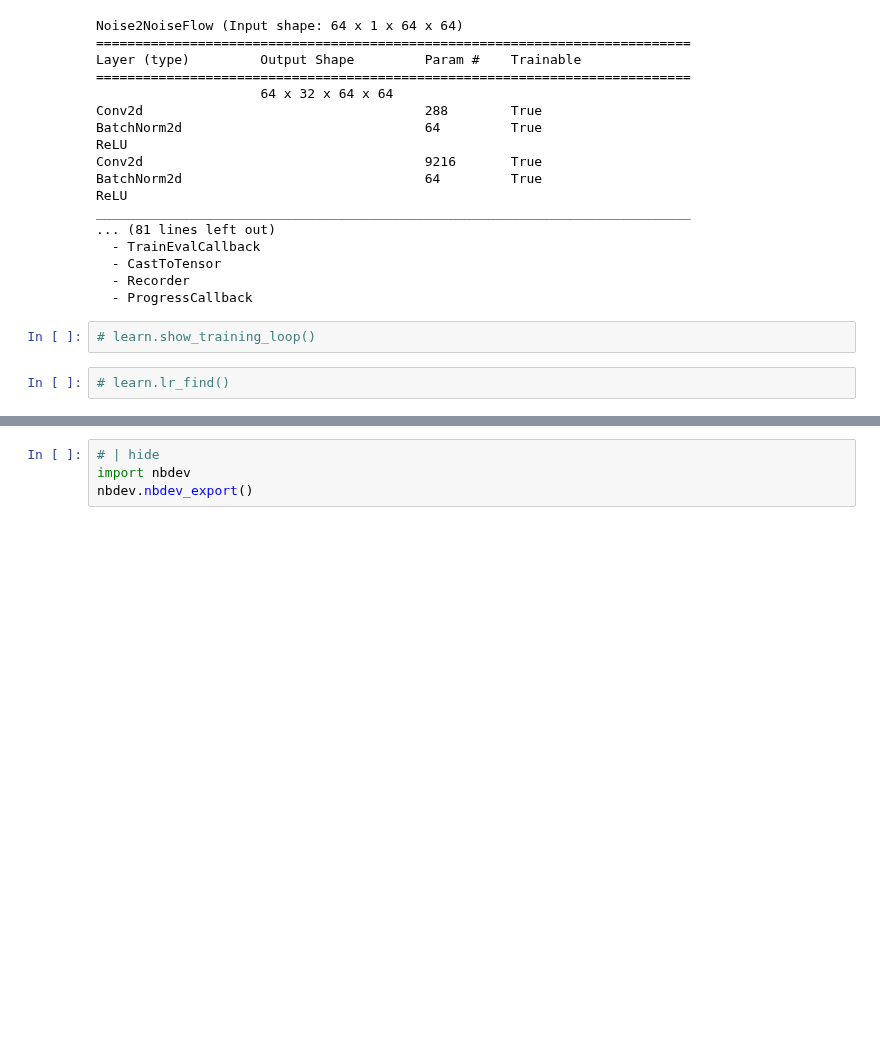
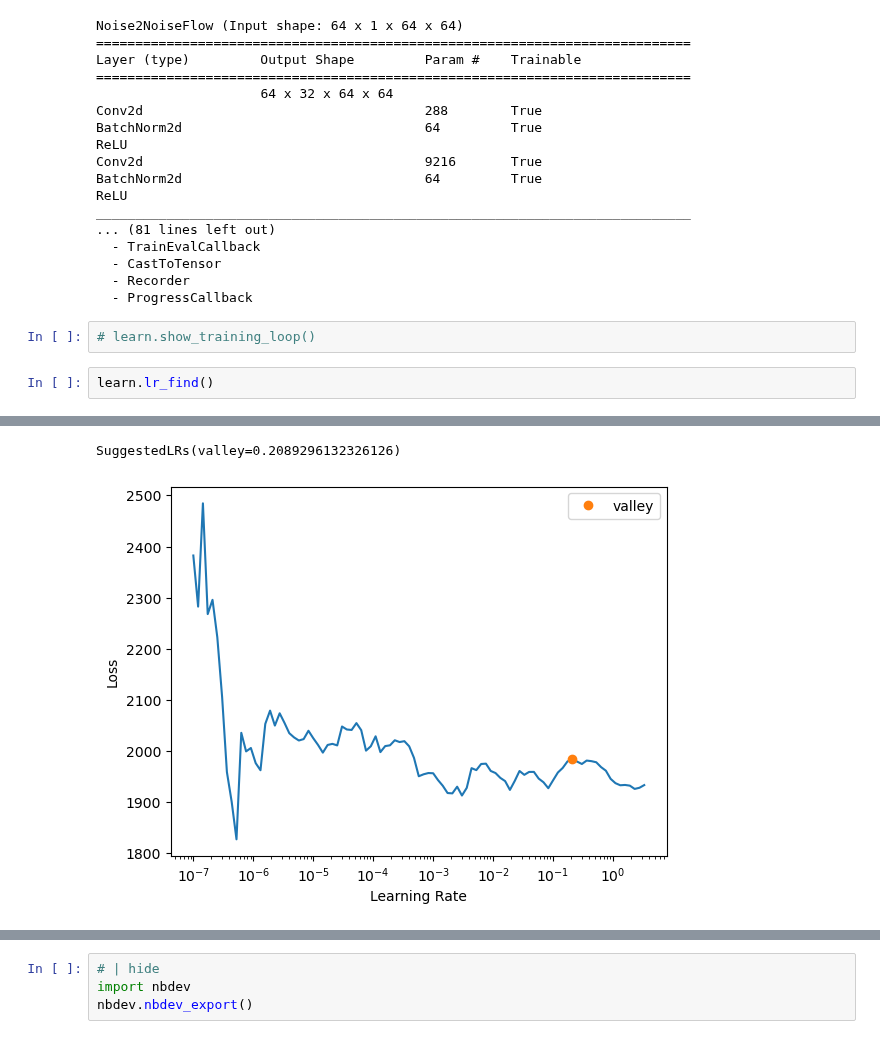
Before and after one commit to bmandracchia/Noise2Model, a Jupyter notebook: nbs/94_demo_demo4.ipynb, the cells around one changed output, grey strips where cells are left out. Saved outputs shown, nothing was run; the diff lists cells and outputs as text; blank space fills up the shorter version.

```diff
--- a/nbs/94_demo_demo4.ipynb
+++ b/nbs/94_demo_demo4.ipynb
@@ -84,5 +108,6 @@ ____________________________________________________________________________
   - ProgressCallback
 # %%
 # learn.show_training_loop()
-# %%
-# learn.lr_find()
+# %%
+learn.lr_find()
+# %% [output]
@@ -89 +115,3 @@ ____________________________________________________________________________
+SuggestedLRs(valley=0.2089296132326126)
+[figure, added]
 # %%
```
Also changed, not shown: parts of 7 cells of this notebook, 3 other files.
